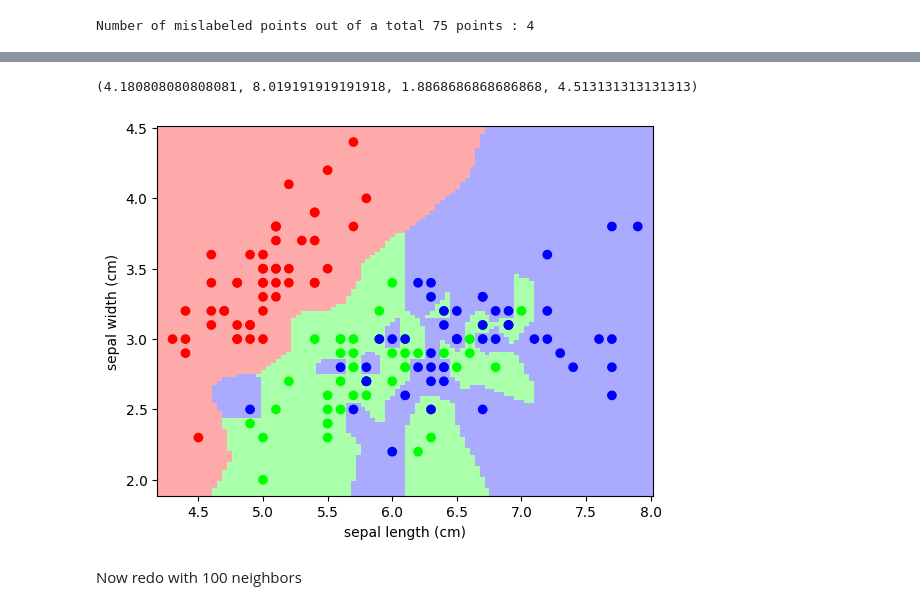
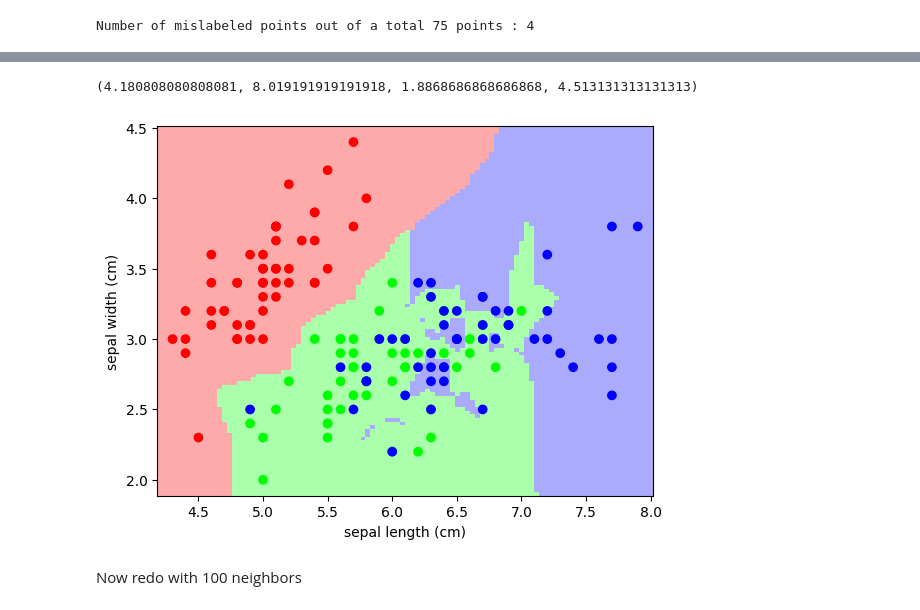
Before and after one commit to esterpantaleo/machine_learning_phd_course, a Jupyter notebook: 2.3.Classification.ipynb, the cells around one changed output, grey strips where cells are left out. Saved outputs shown, nothing was run; the diff lists cells and outputs as text; code cells hidden in the pictures.

```diff
--- a/2.3.Classification.ipynb
+++ b/2.3.Classification.ipynb
@@ -134,35 +148,35 @@ from matplotlib.colors import ListedColormap
 
 # Create color maps for 3-class classification problem, as with iris
 cmap_light = ListedColormap(['#FFAAAA', '#AAFFAA', '#AAAAFF'])
 cmap_bold = ListedColormap(['#FF0000', '#00FF00', '#0000FF'])
 
 iris = datasets.load_iris()
 X = iris.data[:, :2]  # we only take the first two features. We could
                     # avoid this ugly slicing by using a two-dim dataset
 y = iris.target
 
-knn = neighbors.KNeighborsClassifier(n_neighbors=1)
+knn = neighbors.KNeighborsClassifier(n_neighbors=2)
 knn.fit(X, y)
 
 x_min, x_max = X[:, 0].min() - .1, X[:, 0].max() + .1
 y_min, y_max = X[:, 1].min() - .1, X[:, 1].max() + .1
 xx, yy = np.meshgrid(np.linspace(x_min, x_max, 100),
                         np.linspace(y_min, y_max, 100))
 Z = knn.predict(np.c_[xx.ravel(), yy.ravel()])
 #Put the result into a color plot
 
 Z = Z.reshape(xx.shape)
 plt.figure()
 plt.pcolormesh(xx, yy, Z, cmap=cmap_light)
 
 # Plot also the training points
 plt.scatter(X[:, 0], X[:, 1], c=y, cmap=cmap_bold)
 plt.xlabel('sepal length (cm)')
 plt.ylabel('sepal width (cm)')
 plt.axis('tight')
 # %% [output]
 (4.180808080808081, 8.019191919191918, 1.8868686868686868, 4.513131313131313)
-[figure, old version]
+[figure, new version]
 # %% [markdown]
 Now redo with 100 neighbors
 # %%
```
Also changed, not shown: parts of 6 cells of this notebook.
